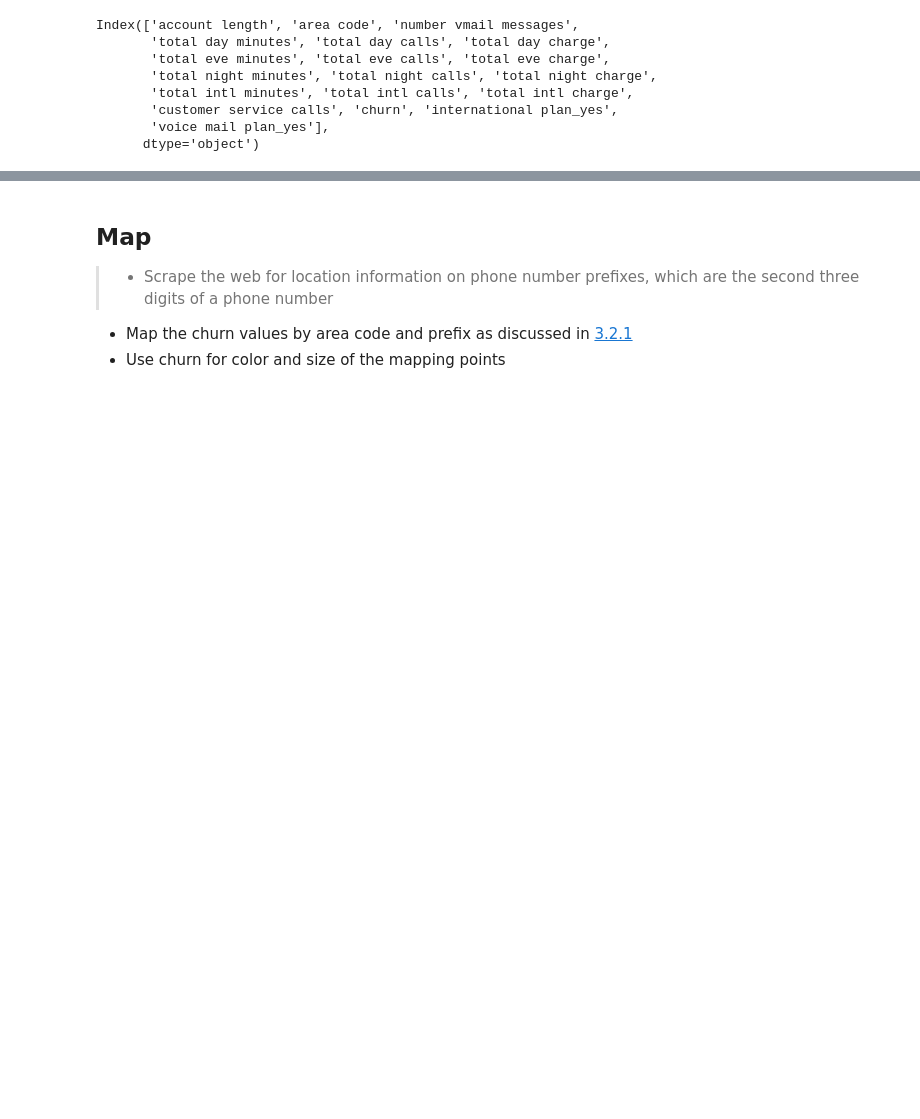
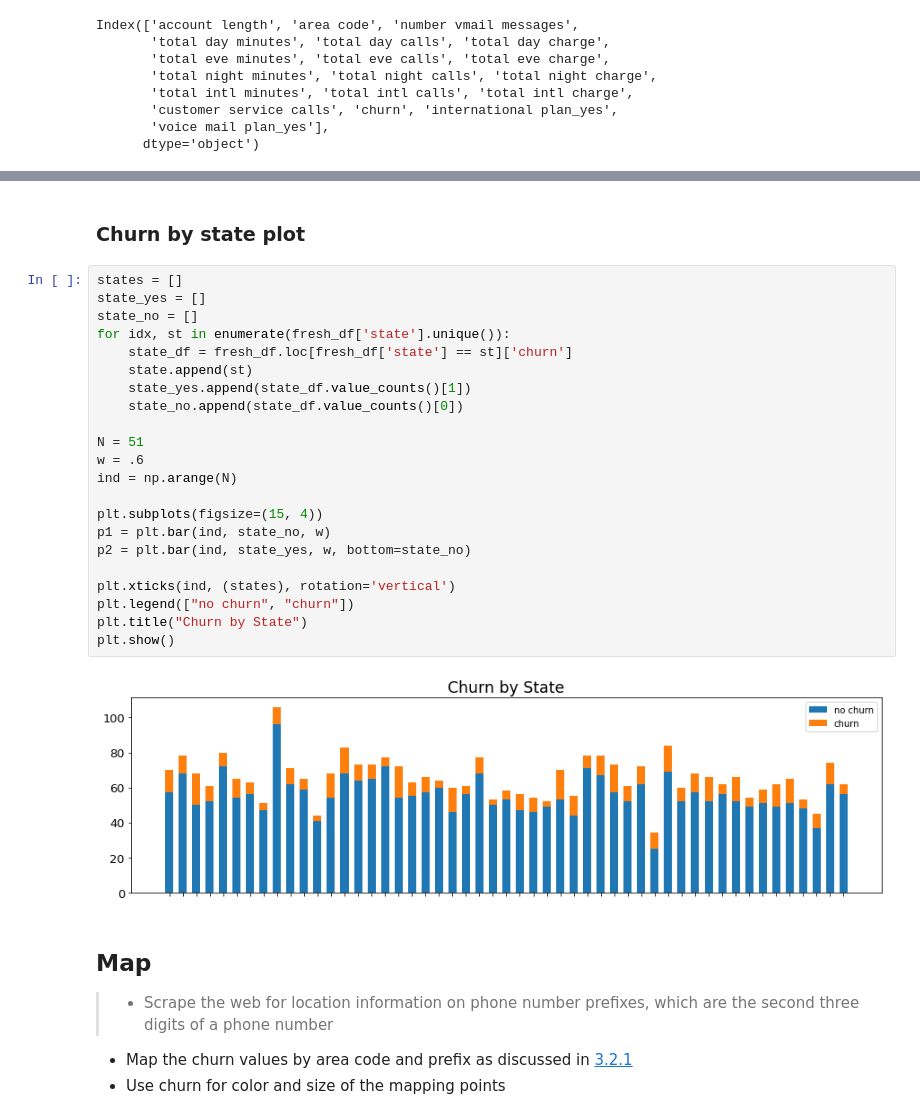
Before and after one commit to skelouse/mod-3-project, a Jupyter notebook: student.ipynb, the cells around one changed output, grey strips where cells are left out. Cells and saved outputs as stored; diff of their text form; blank space fills up the shorter version.

```diff
--- a/student.ipynb
+++ b/student.ipynb
@@ -782,3 +790,29 @@ interactive(children=(Dropdown(description='x', options=('account length', 'area
+# %% [markdown]
+### Churn by state plot
+# %%
+states = []
+state_yes = []
+state_no = []
+for idx, st in enumerate(fresh_df['state'].unique()):
+    state_df = fresh_df.loc[fresh_df['state'] == st]['churn']
+    state.append(st)
+    state_yes.append(state_df.value_counts()[1])
+    state_no.append(state_df.value_counts()[0])
+
+N = 51
+w = .6
+ind = np.arange(N)
+
+plt.subplots(figsize=(15, 4))
+p1 = plt.bar(ind, state_no, w)
+p2 = plt.bar(ind, state_yes, w, bottom=state_no)
+
+plt.xticks(ind, (states), rotation='vertical')
+plt.legend(["no churn", "churn"])
+plt.title("Churn by State")
+plt.show()
+# %% [output]
+[figure, added]
 # %% [markdown]
 ## Map
 > - Scrape the web for location information on phone number prefixes, which are the second three digits of a phone number
```
Also changed, not shown: parts of 27 cells of this notebook, 24 other files.
